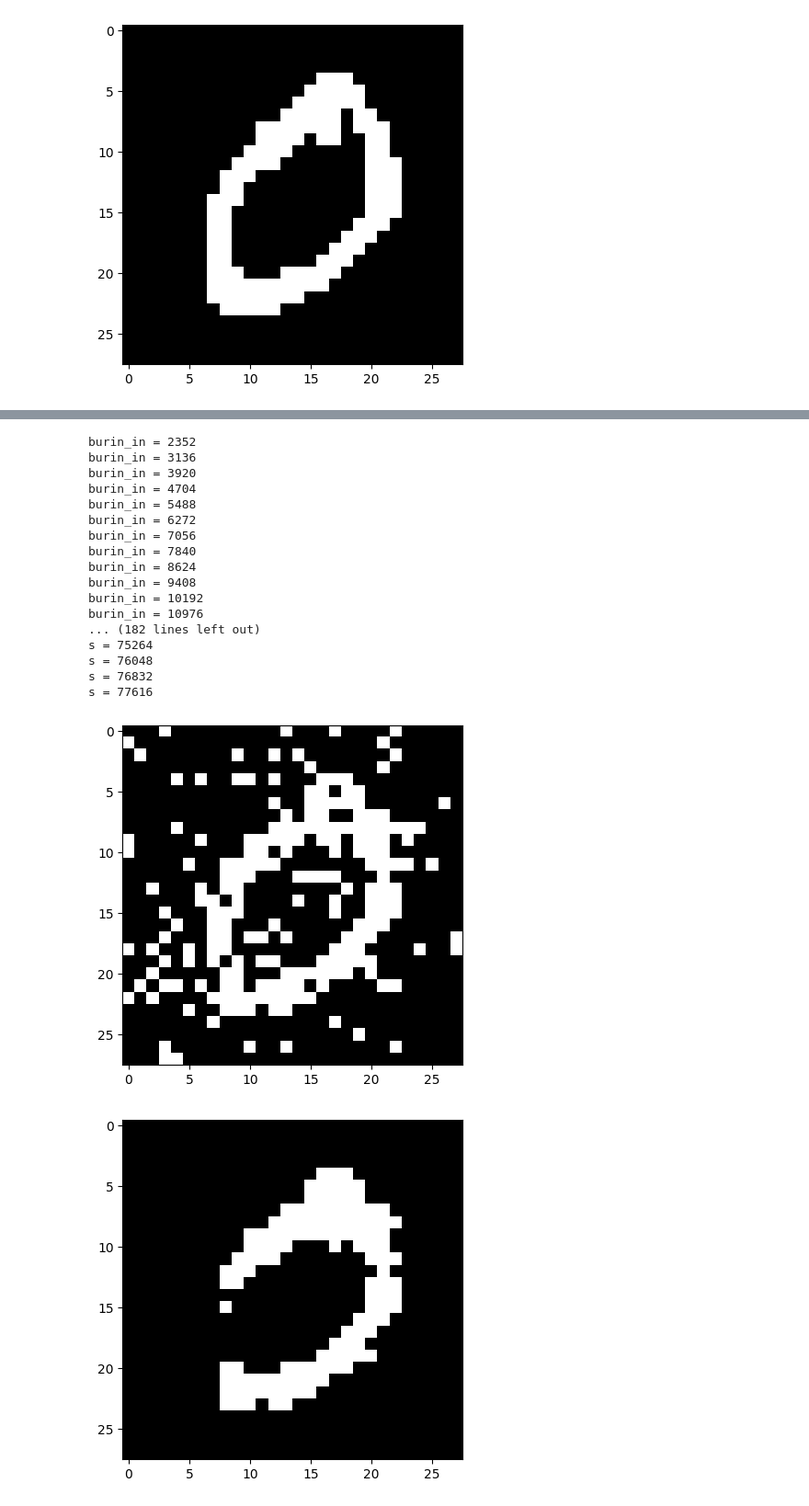
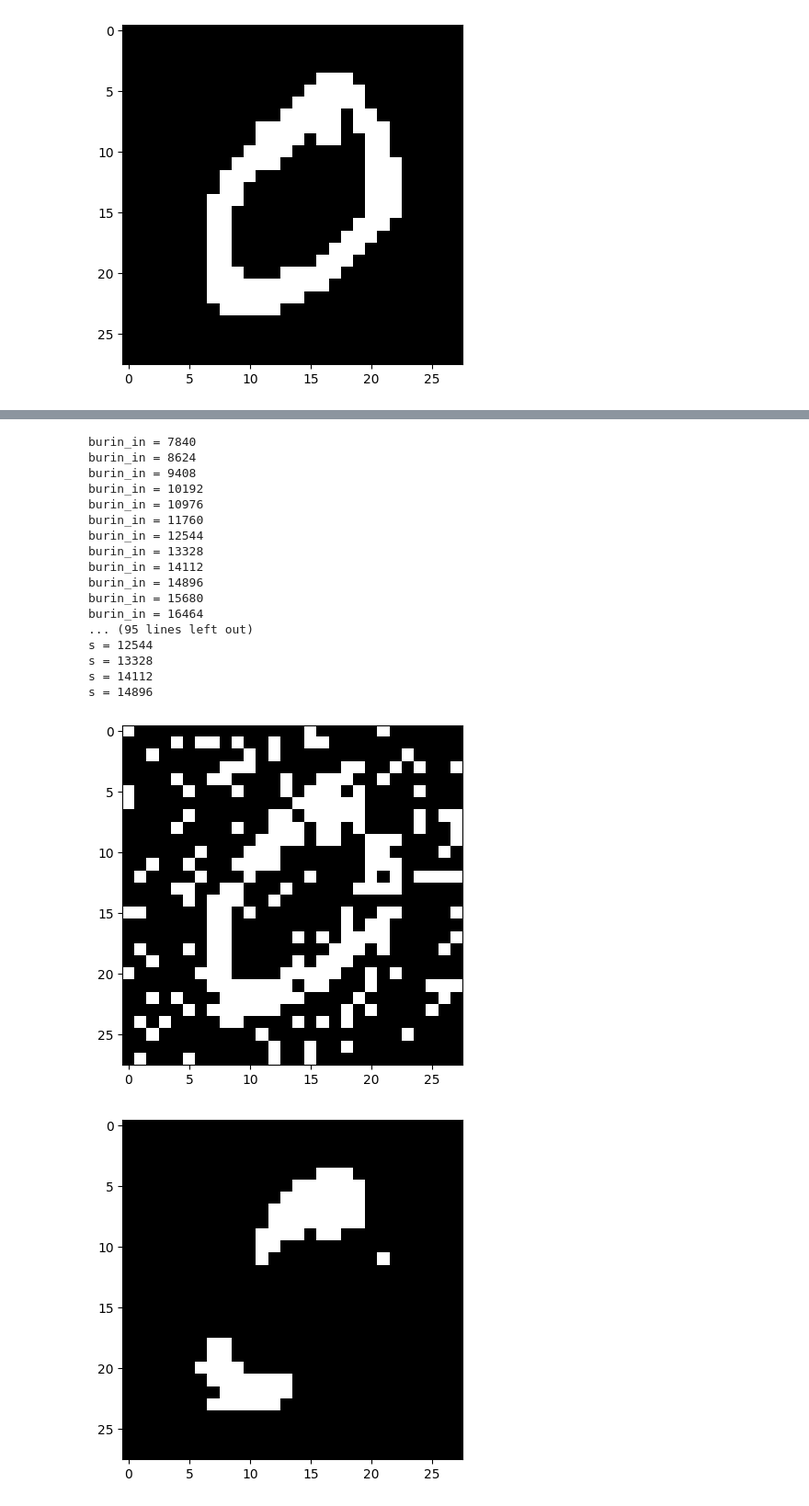
Before and after one commit to pettepiero/Ising-image-denoising, a Jupyter notebook: denoising2.ipynb, the cells around one changed output, grey strips where cells are left out. Shown at 92% size. Drawn from its saved outputs; the diff is of its cells as text; code cells hidden in the pictures.

```diff
--- a/denoising2.ipynb
+++ b/denoising2.ipynb
@@ -90,6 +90,18 @@ class IsingModel:
     i,j = z
     p_minus_one,p_one = self.conditional_probability(i,j)
     self.X[i,j]=-1 if np.random.rand()<=p_minus_one else 1
+
+
+  def Metropolis_Hastings(self,z):
+    i,j=z
+    x=self.X[i,j]
+    neighbors = self.get_neighbors(i,j)
+    # Calculate acceptance propability
+    # We don't take exponential. Instead, we take the log of random number. This is more stable.
+    delta = np.exp(-2*self.X[i,j]*self.Y[i,j]/(self.ss) +2*self.alpha -2*self.beta*np.sum( self.X[x,y] for (x,y) in neighbors ))
+    delta_E=min(1, delta)
+    # Flip the pixel if accepted
+    self.X[i,j]= x*(-1) if np.random.rand()<=delta else x
 # %%
 #read grayscale image, convert to binary
 (X_train, _), (_, _) = mnist.load_data()
@@ -121,7 +133,7 @@ alpha = 0.0
 beta = 0.3
 sigma_squared = 1.4
 num_burnin = 100
-num_samples = 100
+num_samples = 20
 N = height*width
 
 IMD = IsingModel(Y,alpha,beta,sigma_squared)
@@ -166,19 +185,19 @@ burin_in = 1568
-burin_in = 2352
-burin_in = 3136
-burin_in = 3920
-burin_in = 4704
-burin_in = 5488
-burin_in = 6272
-burin_in = 7056
 burin_in = 7840
 burin_in = 8624
 burin_in = 9408
 burin_in = 10192
 burin_in = 10976
-... (182 lines left out)
-s = 75264
-s = 76048
-s = 76832
-s = 77616
+burin_in = 11760
+burin_in = 12544
+burin_in = 13328
+burin_in = 14112
+burin_in = 14896
+burin_in = 15680
+burin_in = 16464
+... (95 lines left out)
+s = 12544
+s = 13328
+s = 14112
+s = 14896
-[figure, old version]
+[figure, new version]
-[figure, old version]
+[figure, new version]
```
Also changed, not shown: parts of 7 cells of this notebook.
